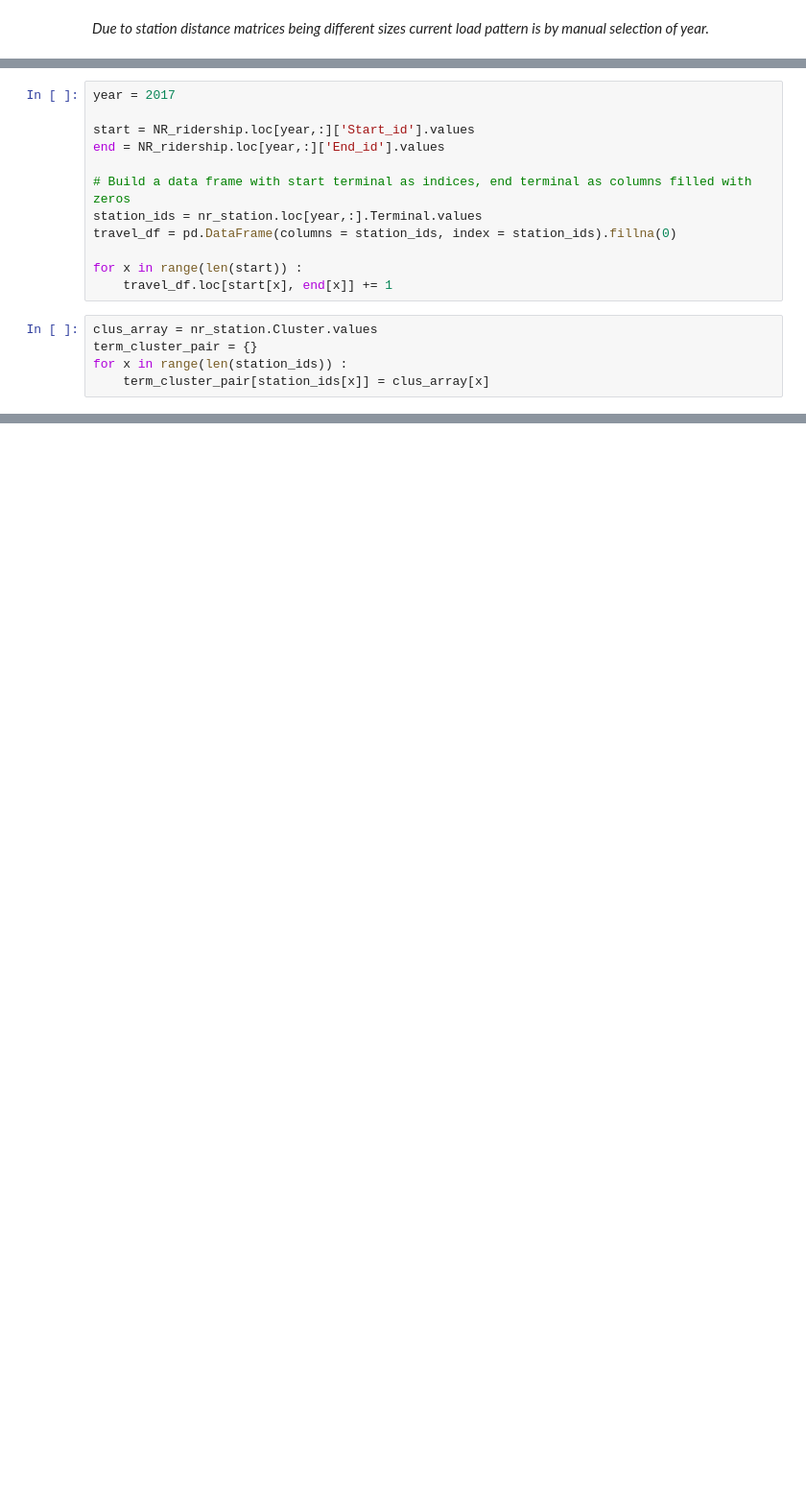
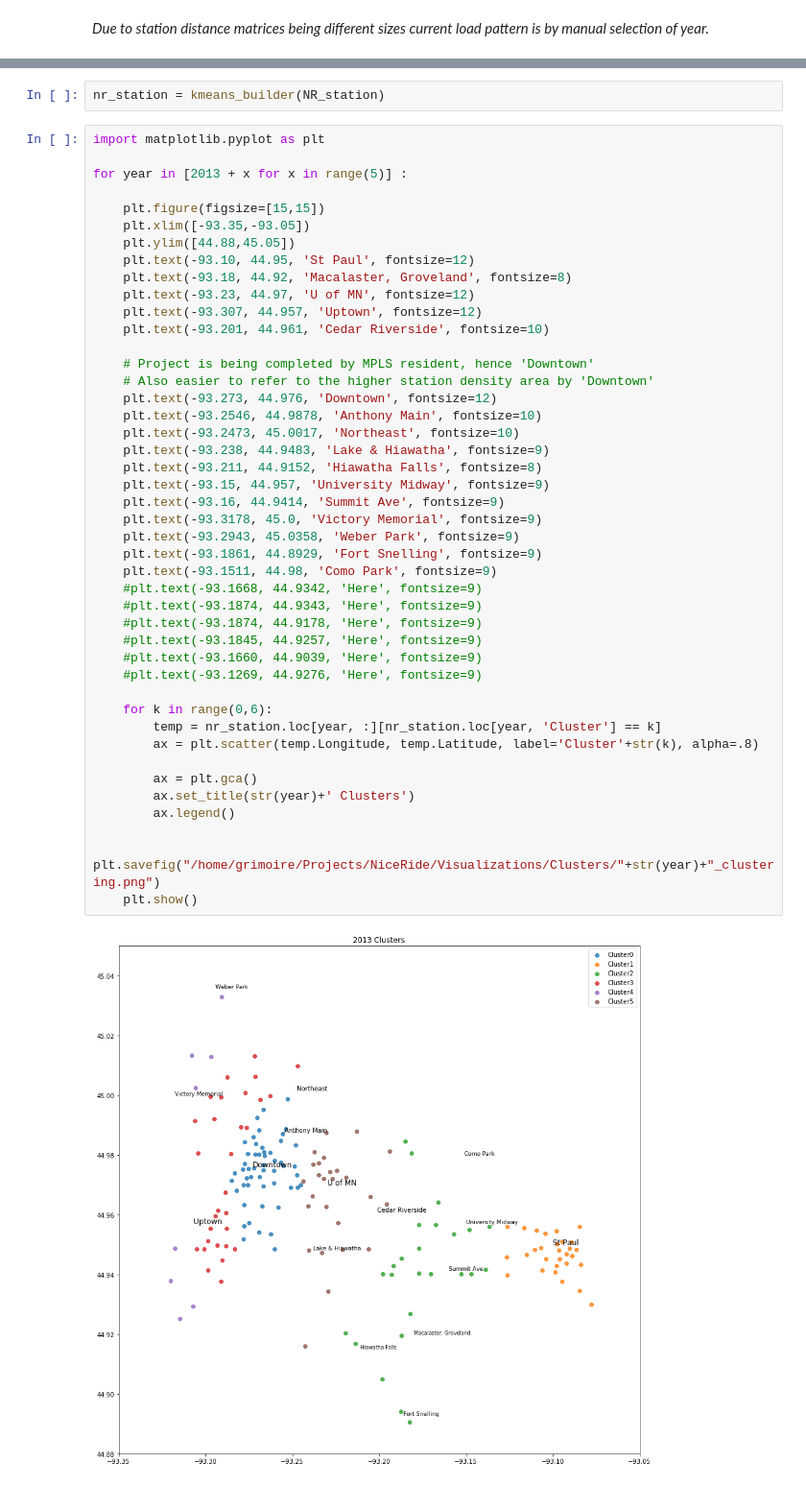
Before and after one commit to SethDKelly/NiceRideMN, a Jupyter notebook: KMeans_by_year.ipynb, the cells around one changed output, grey strips where cells are left out. Shown at 96% size. Cells and saved outputs as stored; diff of their text form; blank space fills up the shorter version.

Commit message:
Add area labels to graph

```diff
--- a/KMeans_by_year.ipynb
+++ b/KMeans_by_year.ipynb
@@ -101,17 +34,0 @@ for year in [2010 + x for x in range(8)] :
-# %%
-year = 2017
-
-start = NR_ridership.loc[year,:]['Start_id'].values
-end = NR_ridership.loc[year,:]['End_id'].values
-
-# Build a data frame with start terminal as indices, end terminal as columns filled with zeros
-station_ids = nr_station.loc[year,:].Terminal.values
-travel_df = pd.DataFrame(columns = station_ids, index = station_ids).fillna(0)
-
-for x in range(len(start)) :
-    travel_df.loc[start[x], end[x]] += 1
-# %%
-clus_array = nr_station.Cluster.values
-term_cluster_pair = {}
-for x in range(len(station_ids)) :
-    term_cluster_pair[station_ids[x]] = clus_array[x]
@@ -243,0 +81,48 @@ cedar   4797    3744   2788         13
+# %%
+nr_station = kmeans_builder(NR_station)
+# %%
+import matplotlib.pyplot as plt
+
+for year in [2013 + x for x in range(5)] :
+
+    plt.figure(figsize=[15,15])
+    plt.xlim([-93.35,-93.05])
+    plt.ylim([44.88,45.05])
+    plt.text(-93.10, 44.95, 'St Paul', fontsize=12)
+    plt.text(-93.18, 44.92, 'Macalaster, Groveland', fontsize=8)
+    plt.text(-93.23, 44.97, 'U of MN', fontsize=12)
+    plt.text(-93.307, 44.957, 'Uptown', fontsize=12)
+    plt.text(-93.201, 44.961, 'Cedar Riverside', fontsize=10)
+
+    # Project is being completed by MPLS resident, hence 'Downtown'
+    # Also easier to refer to the higher station density area by 'Downtown'
+    plt.text(-93.273, 44.976, 'Downtown', fontsize=12)
+    plt.text(-93.2546, 44.9878, 'Anthony Main', fontsize=10)
+    plt.text(-93.2473, 45.0017, 'Northeast', fontsize=10)
+    plt.text(-93.238, 44.9483, 'Lake & Hiawatha', fontsize=9)
+    plt.text(-93.211, 44.9152, 'Hiawatha Falls', fontsize=8)
+    plt.text(-93.15, 44.957, 'University Midway', fontsize=9)
+    plt.text(-93.16, 44.9414, 'Summit Ave', fontsize=9)
+    plt.text(-93.3178, 45.0, 'Victory Memorial', fontsize=9)
+    plt.text(-93.2943, 45.0358, 'Weber Park', fontsize=9)
+    plt.text(-93.1861, 44.8929, 'Fort Snelling', fontsize=9)
+    plt.text(-93.1511, 44.98, 'Como Park', fontsize=9)
+    #plt.text(-93.1668, 44.9342, 'Here', fontsize=9)
+    #plt.text(-93.1874, 44.9343, 'Here', fontsize=9)
+    #plt.text(-93.1874, 44.9178, 'Here', fontsize=9)
+    #plt.text(-93.1845, 44.9257, 'Here', fontsize=9)
+    #plt.text(-93.1660, 44.9039, 'Here', fontsize=9)
+    #plt.text(-93.1269, 44.9276, 'Here', fontsize=9)
+
+    for k in range(0,6):
+        temp = nr_station.loc[year, :][nr_station.loc[year, 'Cluster'] == k]
+        ax = plt.scatter(temp.Longitude, temp.Latitude, label='Cluster'+str(k), alpha=.8)
+
+        ax = plt.gca()
+        ax.set_title(str(year)+' Clusters')
+        ax.legend()
+
+    plt.savefig("/home/grimoire/Projects/NiceRide/Visualizations/Clusters/"+str(year)+"_clustering.png")
+    plt.show()
+# %% [output]
+[figure, added]
```
Also changed, not shown: parts of 26 cells of this notebook, 8 other files.
